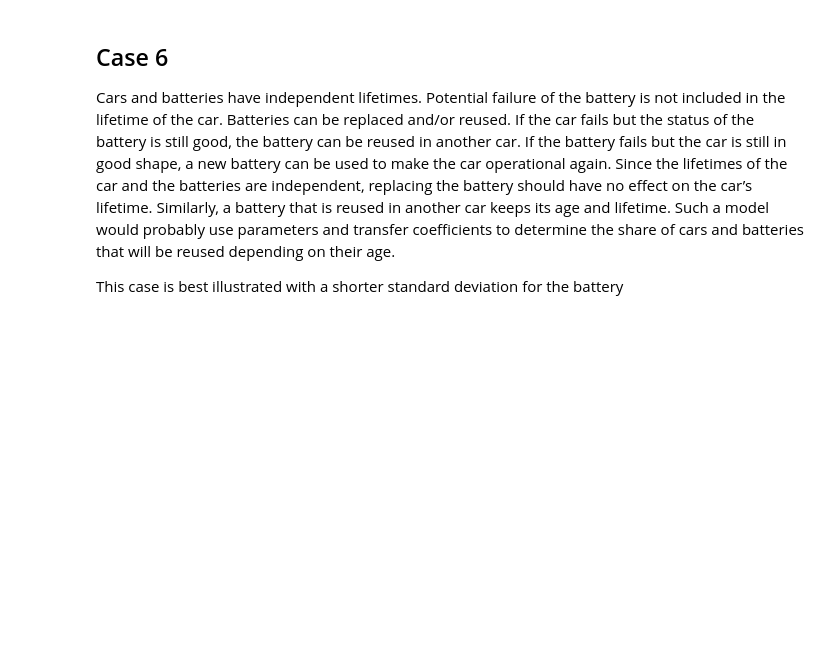
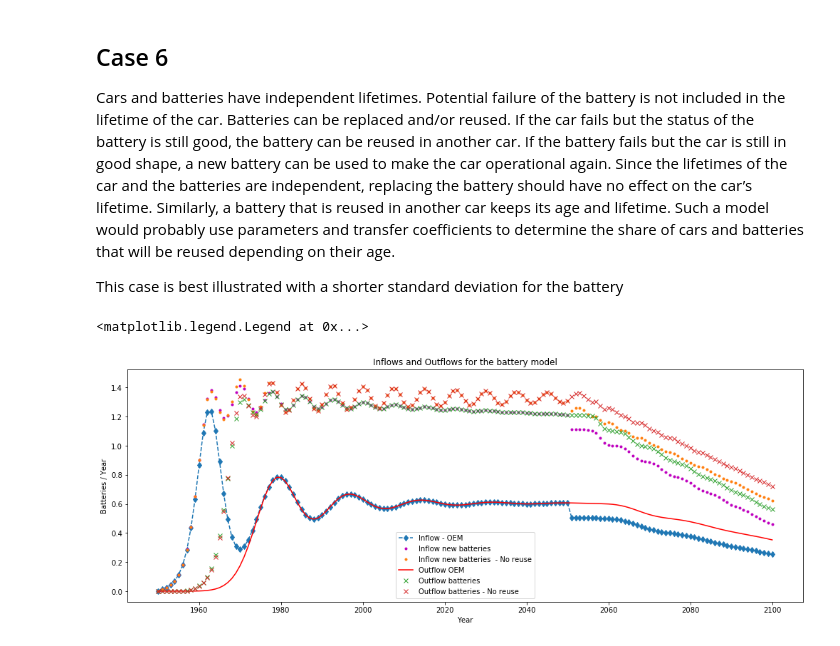
Before and after one commit to fernaag/product_component_model, a Jupyter notebook: generic_model.ipynb, the cells around one changed output. Drawn from its saved outputs; the diff is of its cells as text; code cells hidden in the pictures; blank space fills up the shorter version.

```diff
--- a/generic_model.ipynb
+++ b/generic_model.ipynb
@@ -371,7 +371,7 @@ for i in range(1,len(stock_cars)):
     outflows_batteries_5.append(new_outflow_battery_5)
     # the batteries that were in scrapped cars are not replaced
     inflows_AM_battery_5.append(new_outflow_battery_5 - new_outflow_5)
-    stock_batteries_6.append(stock_batteries_5[-1] + inflows_cars_5[-1] - new_outflow_5)
+    stock_batteries_5.append(stock_batteries_5[-1] + inflows_cars_5[-1] - new_outflow_5)
 
 # Alternaive calculation using replacement rate
 # The effective replacement rate is defined as the ratio between the inflows of AM batteries and OEM batteries
@@ -426,31 +426,39 @@ lifetime_car = 16
 st_dev_car = 4
 
 lifetime_battery = 7
-st_dev_battery = 0.5
+st_dev_battery = 1
 
 years = len(time)
+
+# defining minimum required amount of time criteria for reusability of batteries
+tau_bat = 3
 
 pdf_car = np.zeros(years)
 for age in range(years):
     pdf_car[age] = norm(lifetime_car, st_dev_car).cdf(age) - norm(lifetime_car, st_dev_car).cdf(age - 1)
 pdf_car = pdf_car/sum(pdf_car) # to ensure that the sum of the pdf function is 1
 
-pdf_battery = np.zeros(years)
-for age in range(years):
+pdf_battery = np.zeros(years+tau_bat)
+for age in range(years+tau_bat):
     pdf_battery[age] = norm(lifetime_battery, st_dev_battery).cdf(age) - norm(lifetime_battery, st_dev_battery).cdf(age - 1)
 pdf_battery = pdf_battery/sum(pdf_battery)  # to ensure that the sum of the pdf function is 1
 
+# defining survival curves
+sf_battery = 1-np.cumsum(pdf_battery)
+sf_car = 1-np.cumsum(pdf_car)
+
+
+
 #Stock-driven model
-for i in range(1,len(stock_cars)):
+for i in range(1,len(stock_cars)): # Added here -tau_bat to avoid errors in the code for exceeding the model's time
     new_outflow_6 = 0
     new_outflow_battery_6 = 0
     for cohort in range(i):
         new_outflow_6 += inflows_cars_6[cohort] * pdf_car[i-cohort]
-        # the outflow of batteries from a cohort is the sum of OEM batteries (inflows_cars) and AM batteries
-        new_outflow_battery_6 += (inflows_cars_6[cohort] + inflows_AM_battery_6[cohort])  * pdf_battery[i-cohort]
-        # The demand for battery replacements is given by the battery failures, the total need for batteries is:
-        # If no additional logic is provided for the battery replacements, then we can assume that all batteries from vehicle failures can be reused for replacements
-
+        # the share of batteries that can be reused will be decided by specifying a minumum amount of time that those batteries need to be useful for after the replacement takes place, given their age.
+        reusable_batteries = sf_battery[i-cohort+tau_bat]
+        # the outflow of batteries from a cohort is the sum of OEM batteries (inflows_cars) and AM batteries minus the batteries that can be reused
+        new_outflow_battery_6 += (inflows_cars_6[cohort] + inflows_AM_battery_6[cohort])  * pdf_battery[i-cohort] *(1-reusable_batteries)
     outflows_cars_6.append(new_outflow_6)
     inflows_cars_6.append(stock_change_6[i] + outflows_cars_6[i])
     outflows_batteries_6.append(new_outflow_battery_6)
@@ -463,3 +471,21 @@ for i in range(1,len(stock_cars)):
 real_replacement_rate = [AM / OEM for (AM, OEM) in zip(inflows_AM_battery_6[1:], inflows_cars_6[1:]) ]
 # inflows_AM_rate shows what would be the inflows of batteries if calculated from a constant replacement rate
 inflows_AM_rate_6 = [np.mean(real_replacement_rate) * inflow for inflow in inflows_cars_6]
+# %%
+# Inflows and Outflows for the battery model
+plt.figure(figsize=(17, 6))
+plt.plot(time, inflows_cars_6, 'd--', label='Inflow - OEM')
+plt.plot(time, [AM + OEM for (AM, OEM) in zip(inflows_AM_battery_6, inflows_cars_6)], 'm.', label='Inflow new batteries ')
+plt.plot(time, [AM + OEM for (AM, OEM) in zip(inflows_AM_battery_5, inflows_cars_5)], '.', label='Inflow new batteries  - No reuse')
+# inflows_AM_rate Shows what would be the inflows of batteries if calculated from a constant replacement rate
+plt.plot(time, outflows_cars_6,'r', label='Outflow OEM')
+plt.plot(time, outflows_batteries_6,'x', label='Outflow batteries')
+plt.plot(time, outflows_batteries_5,'x', label='Outflow batteries - No reuse')
+
+plt.title('Inflows and Outflows for the battery model')
+plt.xlabel('Year')
+plt.ylabel('Batteries / Year')
+plt.legend(loc='best')
+# %% [output]
+<matplotlib.legend.Legend at 0x...>
+[figure, added]
```
Also changed, not shown: parts of 2 cells of this notebook.
